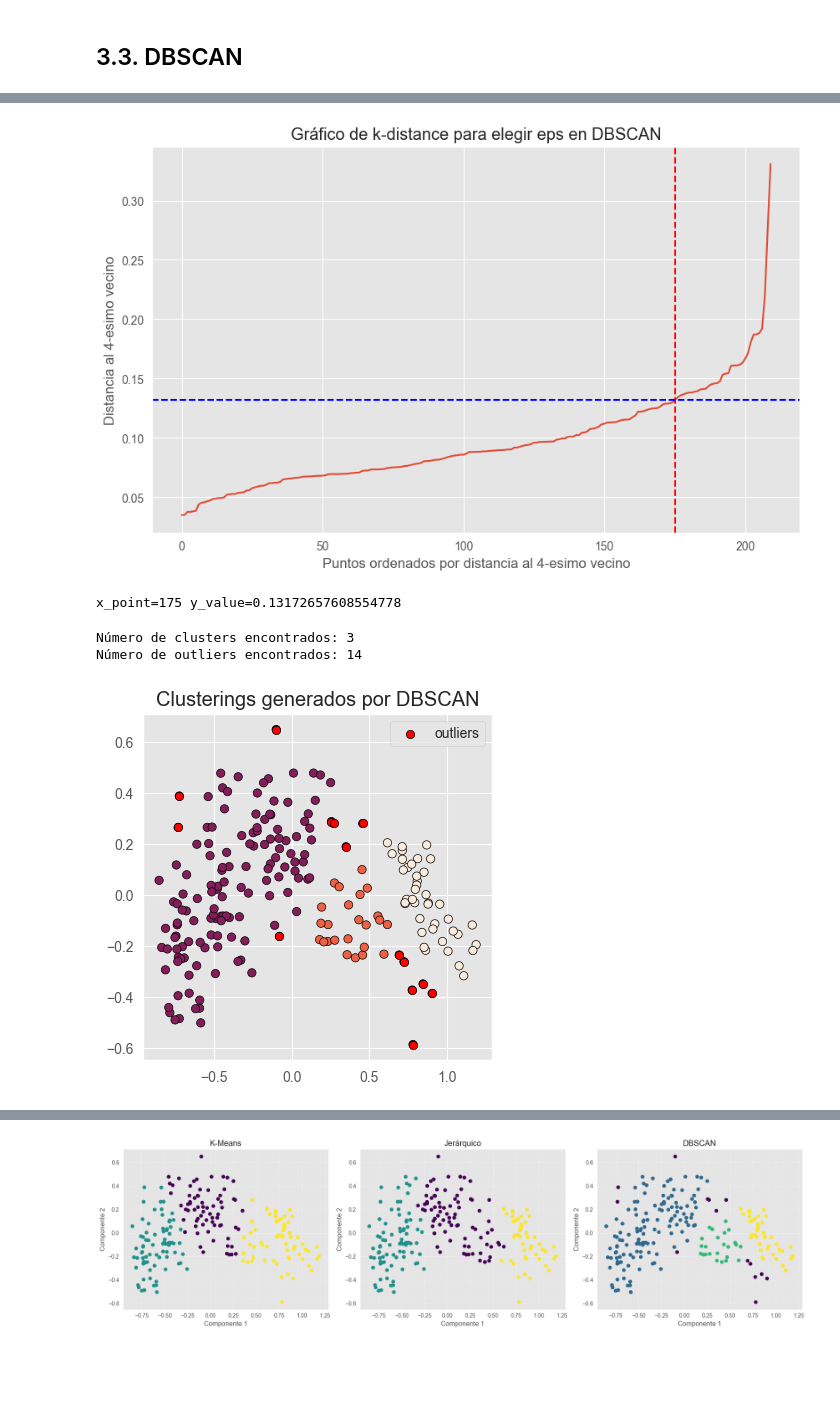
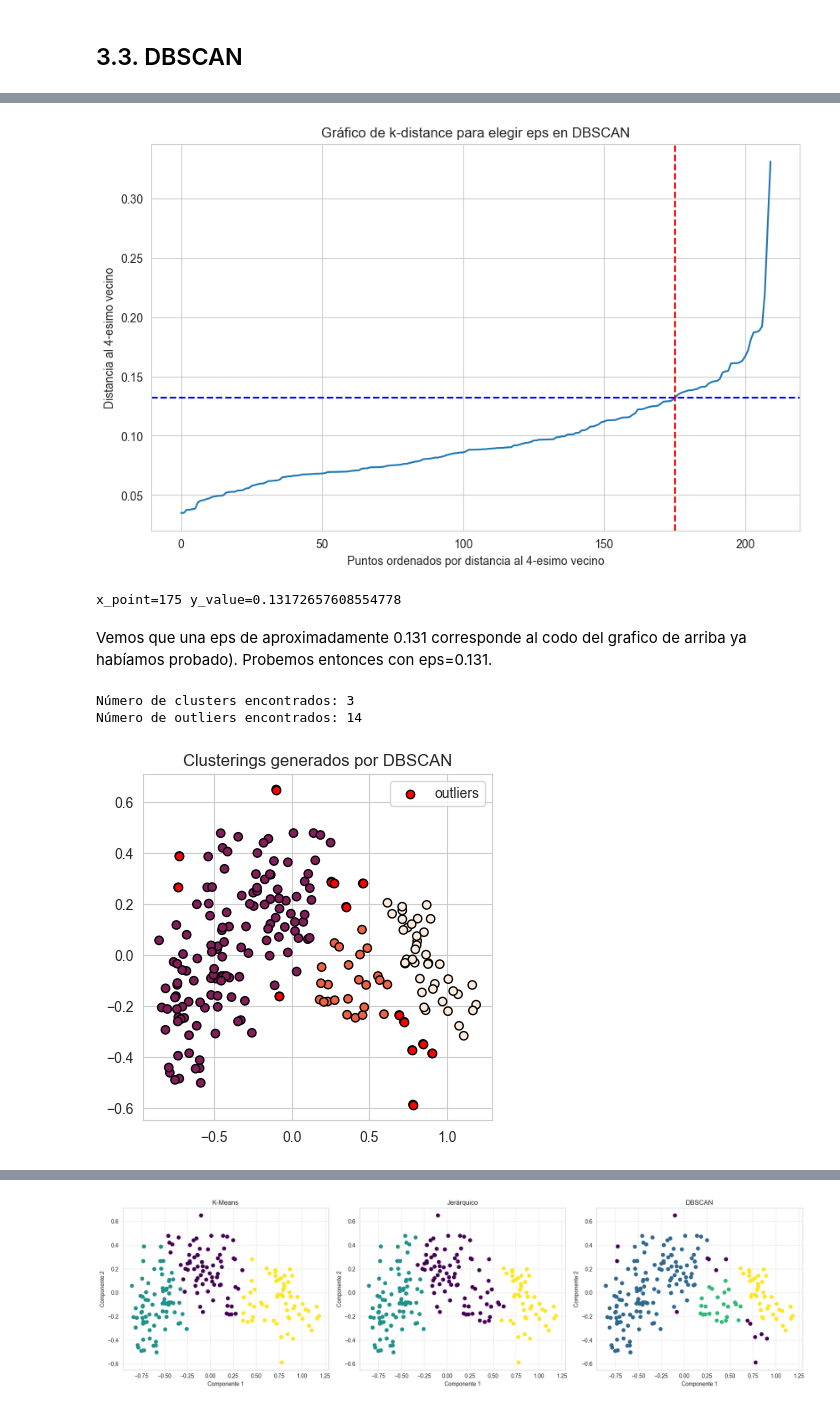
Before and after one commit to liangjizhu/Aprendizaje-Automatico-lab-2, a Jupyter notebook: notebook1.ipynb, the cells around one changed output, grey strips where cells are left out. Cells and saved outputs as stored; diff of their text form; code cells hidden in the pictures; blank space fills up the shorter version.

```diff
--- a/notebook1.ipynb
+++ b/notebook1.ipynb
@@ -374,10 +385,2 @@ Text(0, 0.5, 'Media índices silhouette')
 # %% [markdown]
 ## 3.3. DBSCAN
-# %%
-# Gráficos
-# ==============================================================================
-style.use('ggplot') or plt.style.use('ggplot')
-
-# Configuración warnings
-# ==============================================================================
-warnings.filterwarnings('ignore')
@@ -404,10 +405,10 @@ ax.set_title('Nube de puntos iniciales');
 # %%
+X_scaled = X_2D
 min_samples = 5
-
 # Compute the nearest neighbors
 nn = NearestNeighbors(n_neighbors=min_samples)
-nn.fit(X_scaled)
-distances, indices = nn.kneighbors(X_scaled)
+nn.fit(X_2D)
+distances, indices = nn.kneighbors(X_2D)
 
 # Sort the distances
 sorted_distances = np.sort(distances[:, min_samples-1 ], axis=0)
@@ -432,8 +433,10 @@ plt.show()
 
 print(f'{x_point=} y_value={y_value}')
 # %% [output]
-[figure, old version]
+[figure, new version]
 x_point=175 y_value=0.13172657608554778
+# %% [markdown]
+Vemos que una eps de aproximadamente 0.131 corresponde al codo del grafico de arriba ya habíamos probado). Probemos entonces con eps=0.131.
 # %%
 # Modelo
 # ==============================================================================
@@ -443,7 +446,7 @@ modelo_dbscan = DBSCAN(
     metric = 'euclidean',
 )
 
-modelo_dbscan.fit(X=X_scaled)
+modelo_dbscan.fit(X=X_2D)
 
 # Clasificación
 # ==============================================================================
@@ -451,36 +454,36 @@ labels = modelo_dbscan.labels_
 
 fig, ax = plt.subplots(1, 1, figsize=(4.5, 4.5))
 
 ax.scatter(
-    x = X_scaled[:, 0],
-    y = X_scaled[:, 1],
+    x = X_2D[:, 0],
+    y = X_2D[:, 1],
     c = labels,
     marker = 'o',
     edgecolor = 'black'
 )
 
 # Los outliers se identifican con el label -1
 ax.scatter(
-    x = X_scaled[labels == -1, 0],
-    y = X_scaled[labels == -1, 1],
+    x = X_2D[labels == -1, 0],
+    y = X_2D[labels == -1, 1],
     c = 'red',
     marker = 'o',
     edgecolor = 'black',
     label = 'outliers'
 )
 
 ax.legend()
 ax.set_title('Clusterings generados por DBSCAN')
 
 # Número de clusters y observaciones "outliers"
 # ==============================================================================
 n_clusters = len(set(labels)) - (1 if -1 in labels else 0)
 n_noise = list(labels).count(-1)
 
 print(f'Número de clusters encontrados: {n_clusters}')
 print(f'Número de outliers encontrados: {n_noise}')
 # %% [output]
 Número de clusters encontrados: 3
 Número de outliers encontrados: 14
-[figure, old version]
+[figure, new version]
 # %% [markdown]
```
Also changed, not shown: parts of 22 cells of this notebook.
